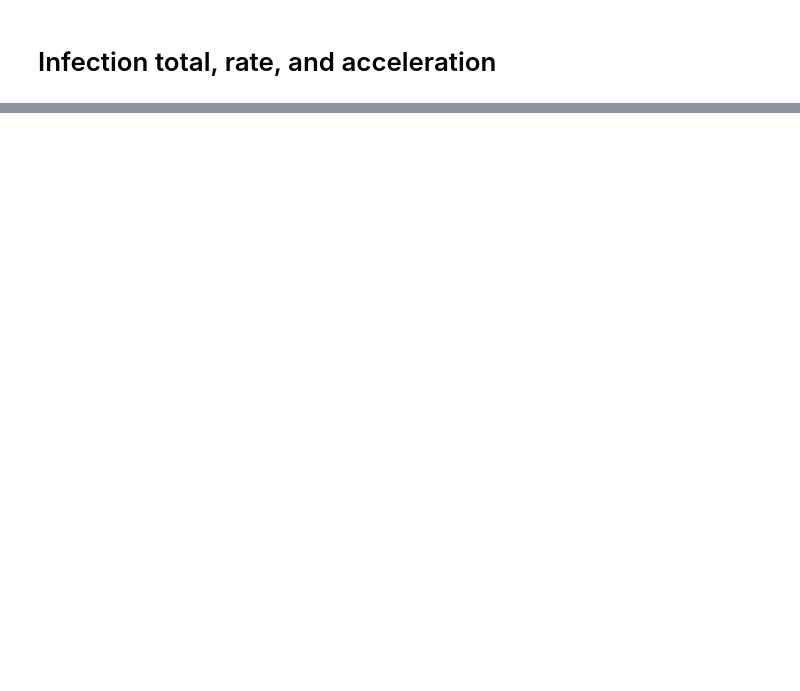
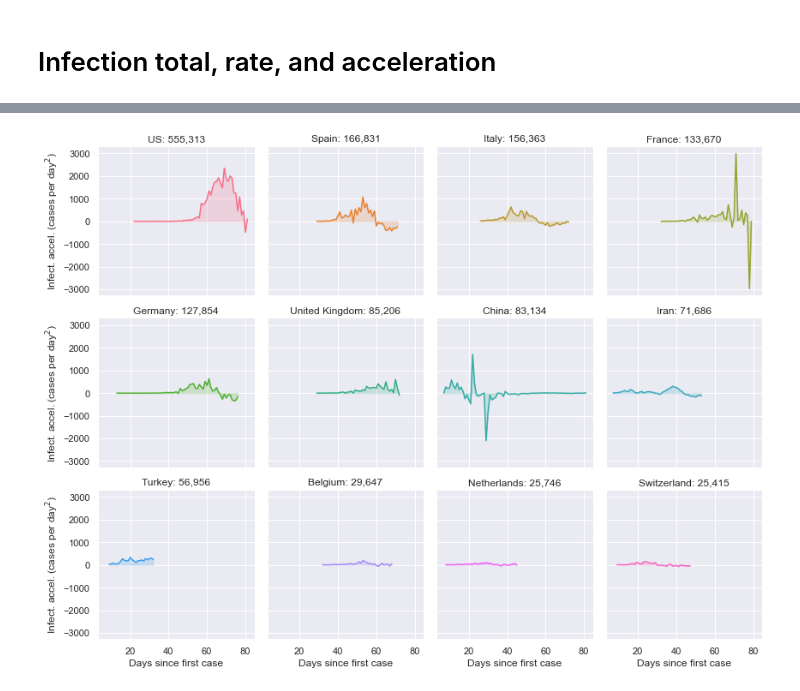
Before and after one commit to denisfookune/covid19-dailycases, a Jupyter notebook: covid19_JHU.ipynb, the cells around one changed output, grey strips where cells are left out. Saved outputs shown, nothing was run; the diff lists cells and outputs as text; code cells hidden in the pictures; blank space fills up the shorter version.

```diff
--- a/covid19_JHU.ipynb
+++ b/covid19_JHU.ipynb
@@ -230,0 +241,4 @@ Mexico: 273
+# %%
+plot_grid(confirmed_countries_df, x_label='Days since first case', y_label='Infect. accel. (cases per day$^2$)', colname='new_cases_avg_acc')
+# %% [output]
+[figure, added]
```
Also changed, not shown: parts of 8 cells of this notebook.
